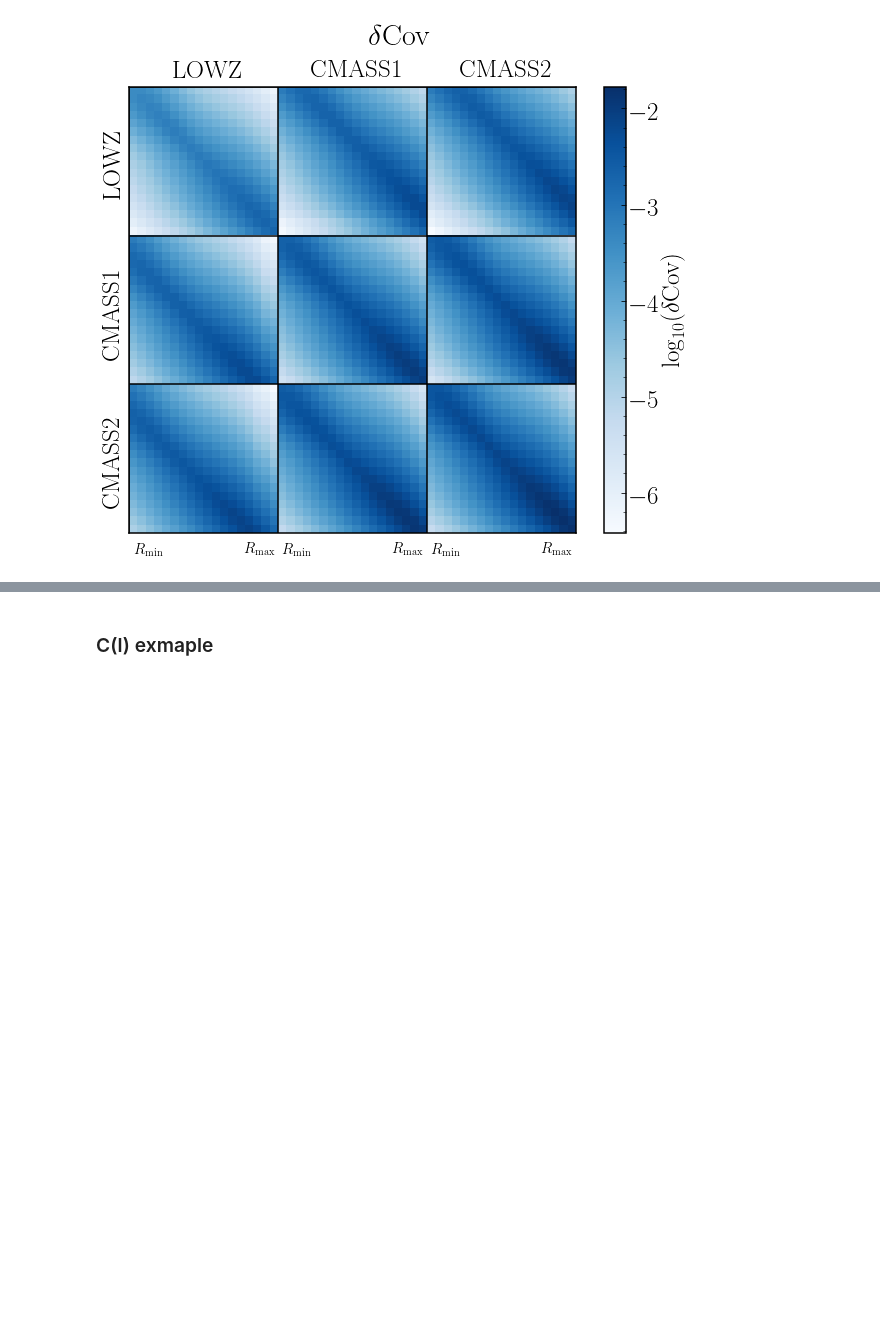
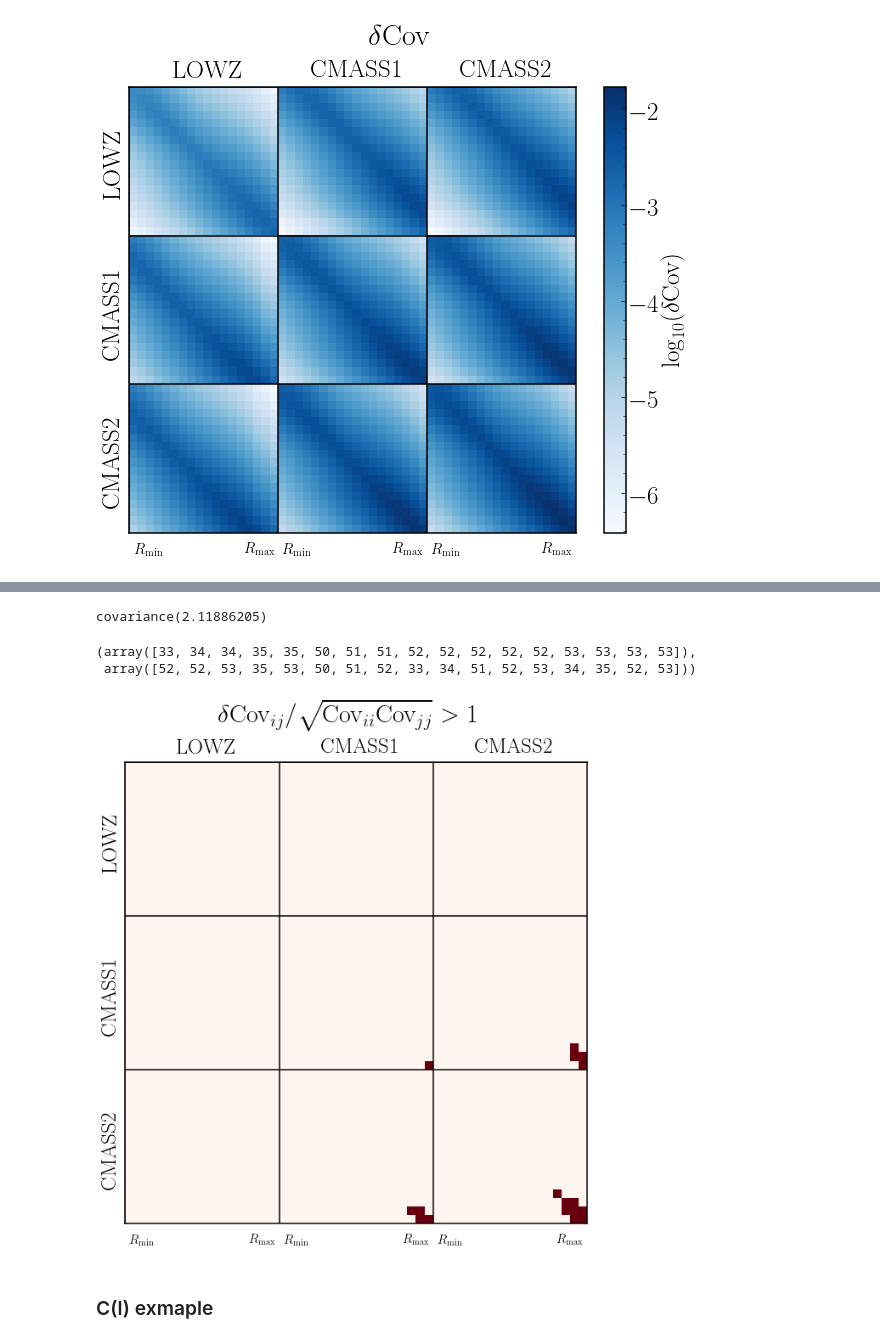
Before and after one commit to git-sunao/magnificaioneff_covariance, a Jupyter notebook: magnificationbias_covariance.ipynb, the cells around one changed output, grey strips where cells are left out. Saved outputs shown, nothing was run; the diff lists cells and outputs as text; code cells hidden in the pictures; blank space fills up the shorter version.

```diff
--- a/magnificationbias_covariance.ipynb
+++ b/magnificationbias_covariance.ipynb
@@ -376,3 +406,35 @@ for i in range(n):
+# %%
+np.max(dr)
+# %% [output]
+covariance(2.11886205)
+# %%
+np.where(dr>1)
+# %% [output]
+(array([33, 34, 34, 35, 35, 50, 51, 51, 52, 52, 52, 52, 52, 53, 53, 53, 53]),
+ array([52, 52, 53, 35, 53, 50, 51, 52, 33, 34, 51, 52, 53, 34, 35, 52, 53]))
+# %%
+compara = np.zeros(dr.shape)
+sel = dr > 1.0
+compara[sel] = 1
+# %%
+fig, ax = plt.subplots(figsize=(10,10))
+fig.suptitle(r'$\delta{\rm Cov}_{ij}/\sqrt{{\rm Cov}_{ii}{\rm Cov}_{jj}} > 1$', y=0.98)
+im = ax.imshow(compara, cmap='Reds')
+for i in range(n):
+    ax.axhline(i*nr-0.5, color='k')
+    ax.axvline(i*nr-0.5, color='k')
+plt.setp(ax.get_xticklabels(), visible=False)
+plt.setp(ax.get_yticklabels(), visible=False)
+ax.tick_params(axis='both', which='minor', length=0)
+ax.tick_params(axis='both', which='major', length=0)
+for i in range(n):
+    ax.text((i+0.5)*nr, -1, samples[i], ha="center", va="bottom")
+    ax.text(-1, (i+0.5)*nr, samples[i], ha="right", va="center", rotation=90)
+for i in range(n):
+    ax.text(0 +i*nr    , nr*n+1, r'$R_{\rm min}$', ha='left' , va='top',fontsize=15)
+    ax.text(nr+i*nr-1.0, nr*n+1, r'$R_{\rm max}$', ha='right', va='top',fontsize=15)
+# %% [output]
+[figure, added]
 # %% [markdown]
 ### C(l) exmaple
 # %%
```
Also changed, not shown: parts of 2 cells of this notebook.
